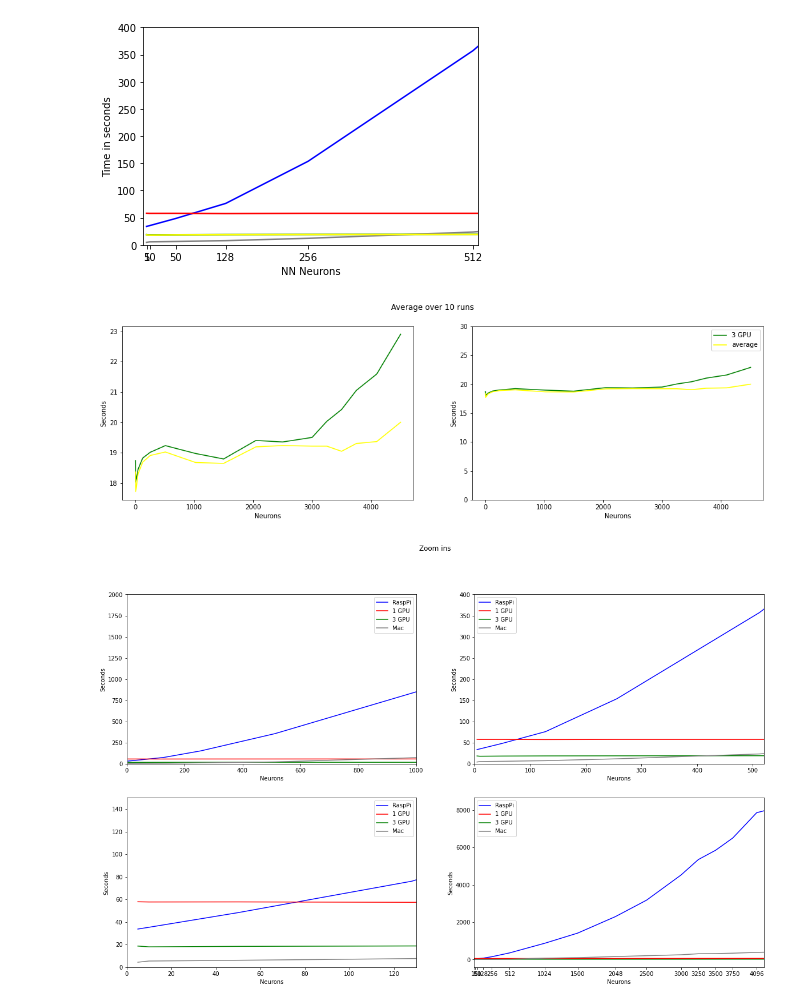
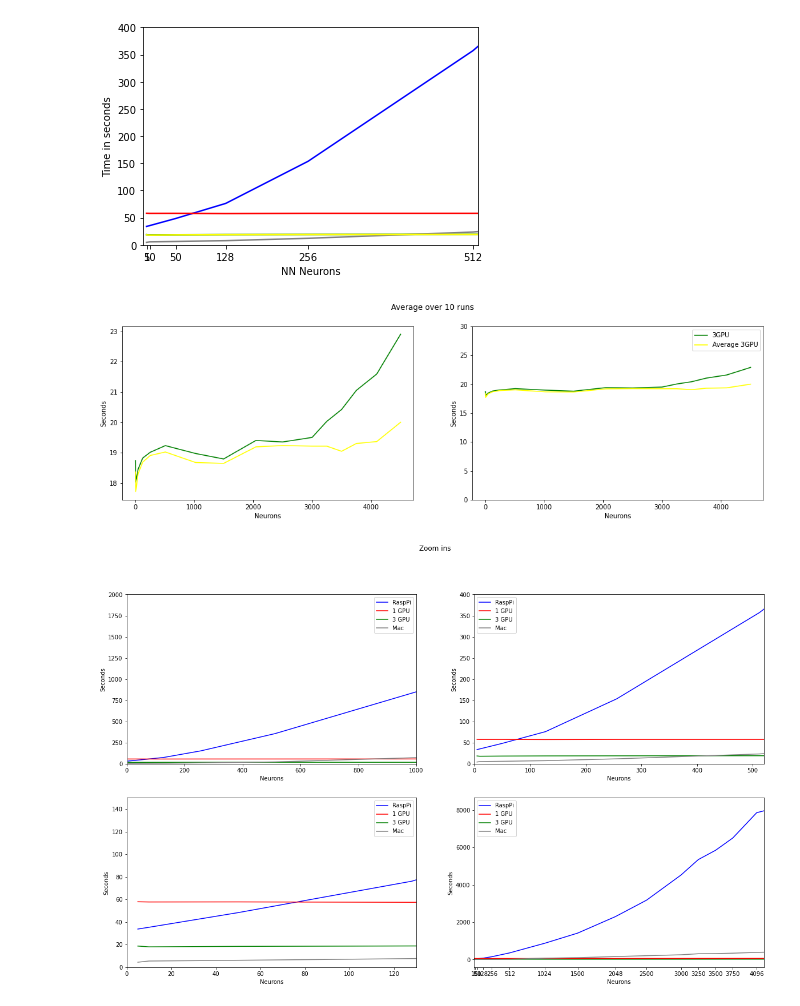
Before and after one commit to toelt-llc/TOELT-tfrabbit, a Jupyter notebook: code/notebooks/plot_results.ipynb, the cells around one changed output. Cells and saved outputs as stored; diff of their text form; code cells hidden in the pictures.

```diff
--- a/code/notebooks/plot_results.ipynb
+++ b/code/notebooks/plot_results.ipynb
@@ -89,20 +96,20 @@ plt.show()
 # %%
 fig, (ax1, ax2) = plt.subplots(1,2, figsize=(18,5))
 fig.suptitle(' Average over 10 runs ')
 ax1.set(xlabel='Neurons', ylabel='Seconds')
-ax1.plot(neurons, frodo_times_3, 'g', label='3 GPU')
-ax1.plot(neurons, frod_times_avg, 'yellow' ,label='average')
+ax1.plot(neurons, frodo_times_3, 'g', label='3GPU')
+ax1.plot(neurons, frod_times_avg, 'yellow' ,label='Average')
 
-ax2.plot(neurons, frodo_times_3, 'g', label='3 GPU')
-ax2.plot(neurons, frod_times_avg, 'yellow' ,label='average')
+ax2.plot(neurons, frodo_times_3, 'g', label='3GPU')
+ax2.plot(neurons, frod_times_avg, 'yellow' ,label='Average 3GPU')
 ax2.set_ylim(0,30)
 ax2.set(xlabel='Neurons', ylabel='Seconds')
 plt.legend()
 
-
+plt.savefig('../saved_results/figures/gpu_comp.png', bbox_inches='tight')
 plt.show()
 # %% [output]
-[figure, old version]
+[figure, new version]
 # %%
 def plot(fig):
     fig.plot(neurons, pi_times, 'b', label = 'RaspPi')
```
Also changed, not shown: parts of 3 cells of this notebook, 12 other files.
